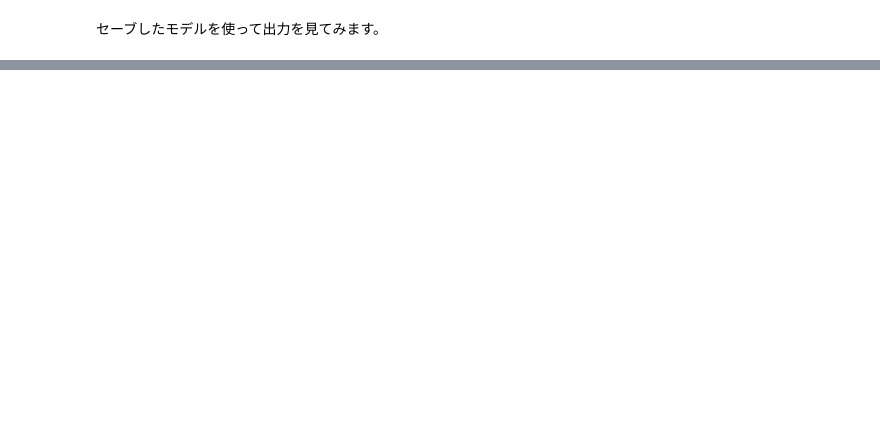
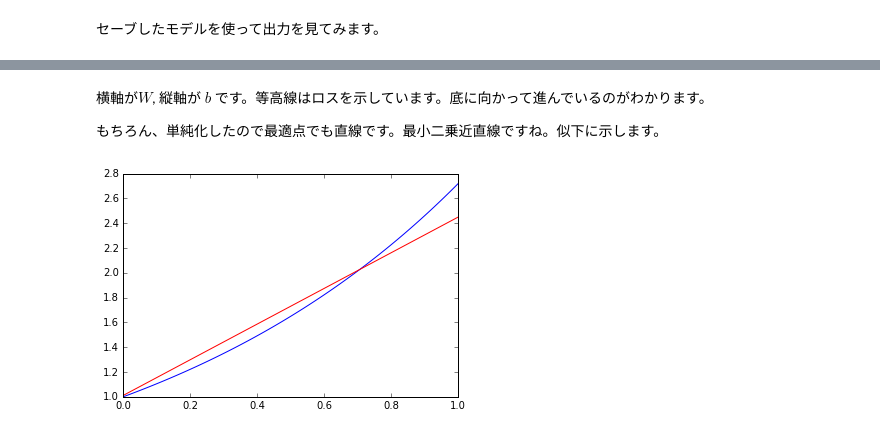
Before and after one commit to ashitani/jupyter_examples, a Jupyter notebook: chainer.ipynb, the cells around one changed output, grey strips where cells are left out. Cells and saved outputs as stored; diff of their text form; code cells hidden in the pictures; blank space fills up the shorter version.

```diff
--- a/chainer.ipynb
+++ b/chainer.ipynb
@@ -451,0 +473,12 @@ model.get(0.2)
+# %% [markdown]
+横軸が$W$, 縦軸が $b$ です。等高線はロスを示しています。底に向かって進んでいるのがわかります。
+
+もちろん、単純化したので最適点でも直線です。最小二乗近直線ですね。似下に示します。
+# %%
+x=np.linspace(0,1,100)
+plt.plot(x,np.exp(x))
+plt.hold(True)
+p=model2.predict(Variable(x.astype(np.float32).reshape(100,1))).data
+_=plt.plot(x, p,"r")
+# %% [output]
+[figure, added]
```
Also changed, not shown: parts of 31 cells of this notebook, 1 other file.
